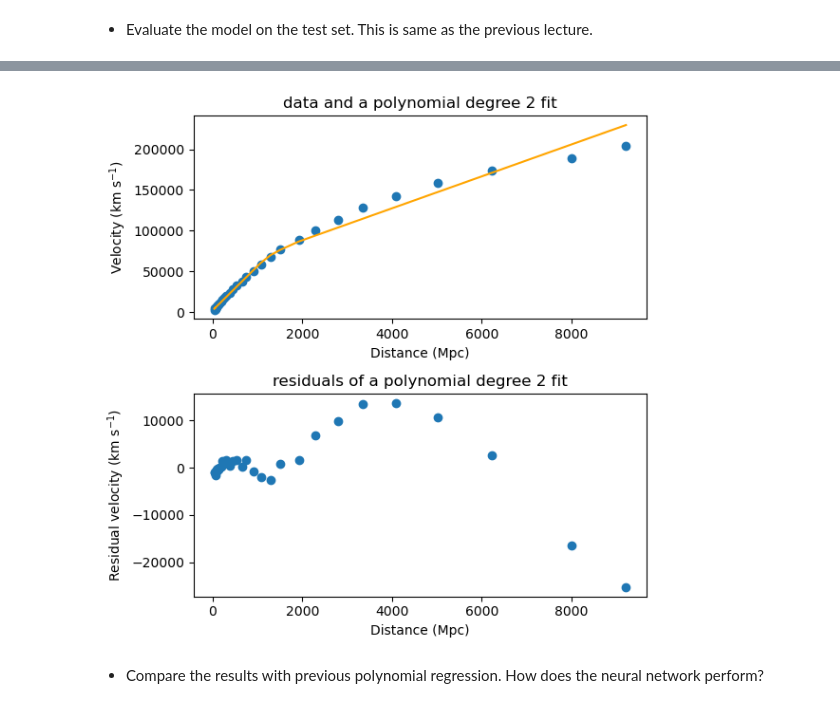
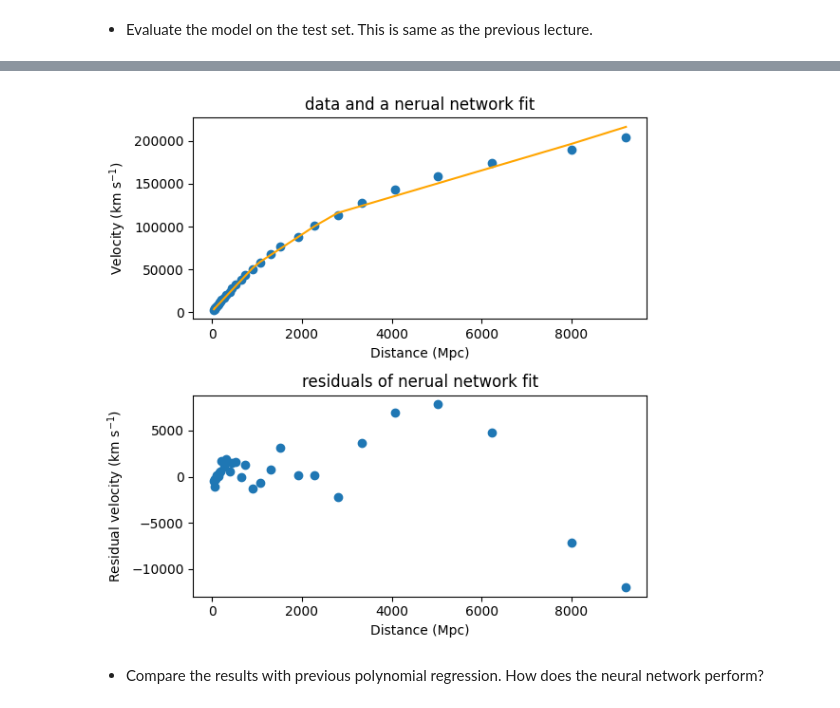
Before and after one commit to AI4EPS/EPS88_PyEarth, a Jupyter notebook: docs/lectures/09_neural_networks1.ipynb, the cells around one changed output, grey strips where cells are left out. Saved outputs shown, nothing was run; the diff lists cells and outputs as text; code cells hidden in the pictures.

```diff
--- a/docs/lectures/09_neural_networks1.ipynb
+++ b/docs/lectures/09_neural_networks1.ipynb
@@ -275,31 +277,31 @@ R-squared: 0.9792
 # %%
 ## Plot the results
 
 ## Predict on the whole dataset for plotting
 X_tensor = torch.tensor(X, dtype=torch.float32)
 X_tensor = X_tensor / magnitude_X
 y_pred_tensor = predict(model, X_tensor)
 y_pred = y_pred_tensor.numpy() * magnitude_y
 y_pred = y_pred.squeeze() # remove the extra dimension
 
 plt.figure(figsize=(6, 6))
 plt.subplot(2,1,1)
 plt.scatter(betoule_data['distance'],betoule_data['velocity'])
 plt.plot(betoule_data['distance'],y_pred,color='orange',)
-plt.title('data and a polynomial degree 2 fit')
+plt.title('data and a nerual network fit')
 plt.ylabel('Velocity (km s$^{-1}$)')
 plt.xlabel('Distance (Mpc)')
 
 plt.subplot(2,1,2)
 plt.scatter(betoule_data['distance'],betoule_data['velocity']-y_pred)
-plt.title('residuals of a polynomial degree 2 fit')
+plt.title('residuals of nerual network fit')
 plt.ylabel('Residual velocity (km s$^{-1}$)')
 plt.xlabel('Distance (Mpc)')
 
 plt.tight_layout()
 plt.show()
 # %% [output]
-[figure, old version]
+[figure, new version]
 # %% [markdown]
 - Compare the results with previous polynomial regression. How does the neural network perform?
 # %% [markdown]
```
Also changed, not shown: parts of 3 cells of this notebook, 1 other file.
